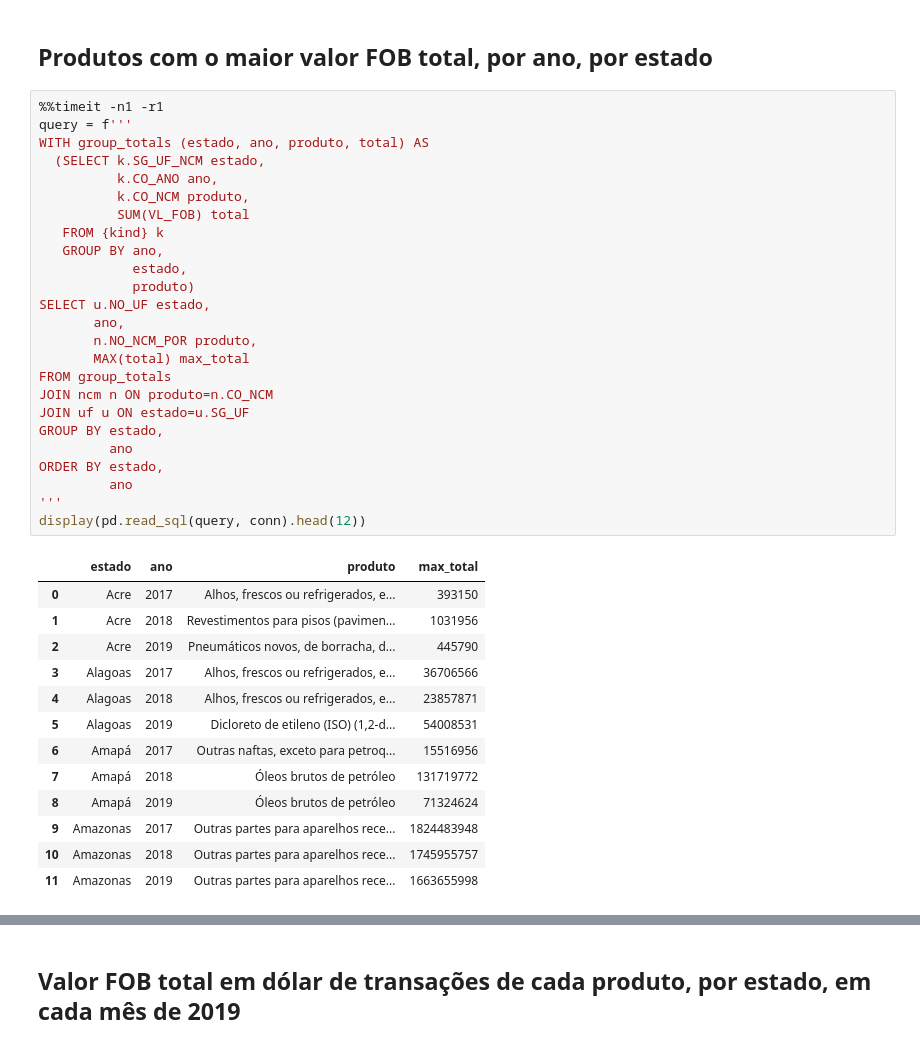
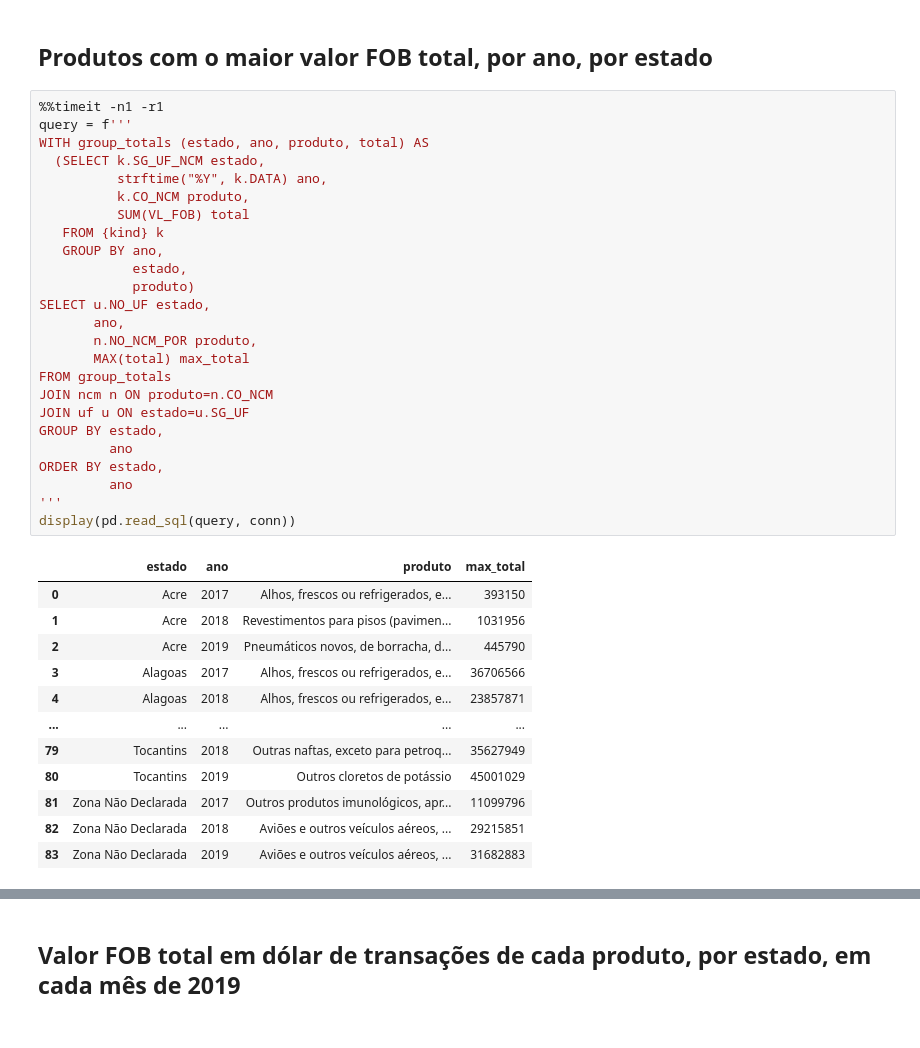
Before and after one commit to he7d3r/desafio-engenharia-dados, a Jupyter notebook: notebooks/database-exploration.ipynb, the cells around one changed output, grey strips where cells are left out. Cells and saved outputs as stored; diff of their text form.

```diff
--- a/notebooks/database-exploration.ipynb
+++ b/notebooks/database-exploration.ipynb
@@ -405,39 +403,38 @@ display(pd.read_sql(query, conn))
 # %%
 %%timeit -n1 -r1
 query = f'''
 WITH group_totals (estado, ano, produto, total) AS
   (SELECT k.SG_UF_NCM estado,
-          k.CO_ANO ano,
+          strftime("%Y", k.DATA) ano,
           k.CO_NCM produto,
           SUM(VL_FOB) total
    FROM {kind} k
    GROUP BY ano,
             estado,
             produto)
 SELECT u.NO_UF estado,
        ano,
        n.NO_NCM_POR produto,
        MAX(total) max_total
 FROM group_totals
 JOIN ncm n ON produto=n.CO_NCM
 JOIN uf u ON estado=u.SG_UF
 GROUP BY estado,
          ano
 ORDER BY estado,
          ano
 '''
-display(pd.read_sql(query, conn).head(12))
+display(pd.read_sql(query, conn))
 # %% [output]
 |  | estado | ano | produto | max_total |
 | 0 | Acre | 2017 | Alhos, frescos ou refrigerados, e... | 393150 |
 | 1 | Acre | 2018 | Revestimentos para pisos (pavimen... | 1031956 |
 | 2 | Acre | 2019 | Pneumáticos novos, de borracha, d... | 445790 |
 | 3 | Alagoas | 2017 | Alhos, frescos ou refrigerados, e... | 36706566 |
 | 4 | Alagoas | 2018 | Alhos, frescos ou refrigerados, e... | 23857871 |
-| 5 | Alagoas | 2019 | Dicloreto de etileno (ISO) (1,2-d... | 54008531 |
-| 6 | Amapá | 2017 | Outras naftas, exceto para petroq... | 15516956 |
-| 7 | Amapá | 2018 | Óleos brutos de petróleo | 131719772 |
-| 8 | Amapá | 2019 | Óleos brutos de petróleo | 71324624 |
-| 9 | Amazonas | 2017 | Outras partes para aparelhos rece... | 1824483948 |
-| 10 | Amazonas | 2018 | Outras partes para aparelhos rece... | 1745955757 |
-| 11 | Amazonas | 2019 | Outras partes para aparelhos rece... | 1663655998 |
+| ... | ... | ... | ... | ... |
+| 79 | Tocantins | 2018 | Outras naftas, exceto para petroq... | 35627949 |
+| 80 | Tocantins | 2019 | Outros cloretos de potássio | 45001029 |
+| 81 | Zona Não Declarada | 2017 | Outros produtos imunológicos, apr... | 11099796 |
+| 82 | Zona Não Declarada | 2018 | Aviões e outros veículos aéreos, ... | 29215851 |
+| 83 | Zona Não Declarada | 2019 | Aviões e outros veículos aéreos, ... | 31682883 |
```
Also changed, not shown: parts of 24 cells of this notebook, 4 other files.
